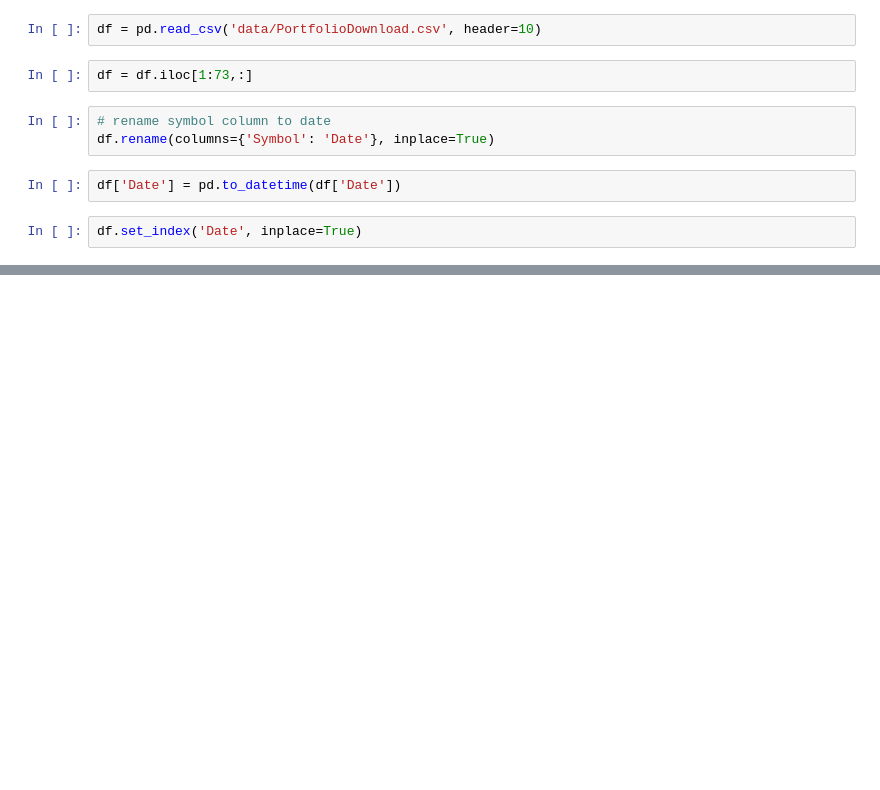
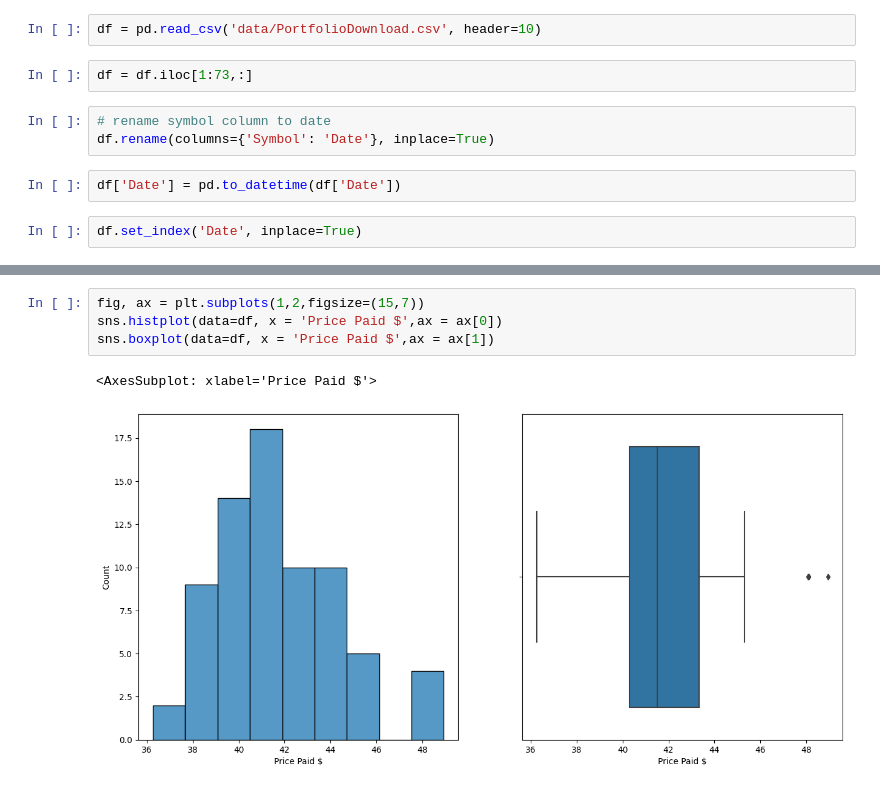
Before and after one commit to afitzer/eda_reference, a Jupyter notebook: ETrade Test.ipynb, the cells around one changed output, grey strips where cells are left out. Saved outputs shown, nothing was run; the diff lists cells and outputs as text; blank space fills up the shorter version.

```diff
--- a/ETrade Test.ipynb
+++ b/ETrade Test.ipynb
@@ -35,0 +87,7 @@ df['Price Paid $'].plot.box(figsize=(15, 5))
+# %%
+fig, ax = plt.subplots(1,2,figsize=(15,7))
+sns.histplot(data=df, x = 'Price Paid $',ax = ax[0])
+sns.boxplot(data=df, x = 'Price Paid $',ax = ax[1])
+# %% [output]
+<AxesSubplot: xlabel='Price Paid $'>
+[figure, added]
```
Also changed, not shown: parts of 10 cells of this notebook, 3 other files.
